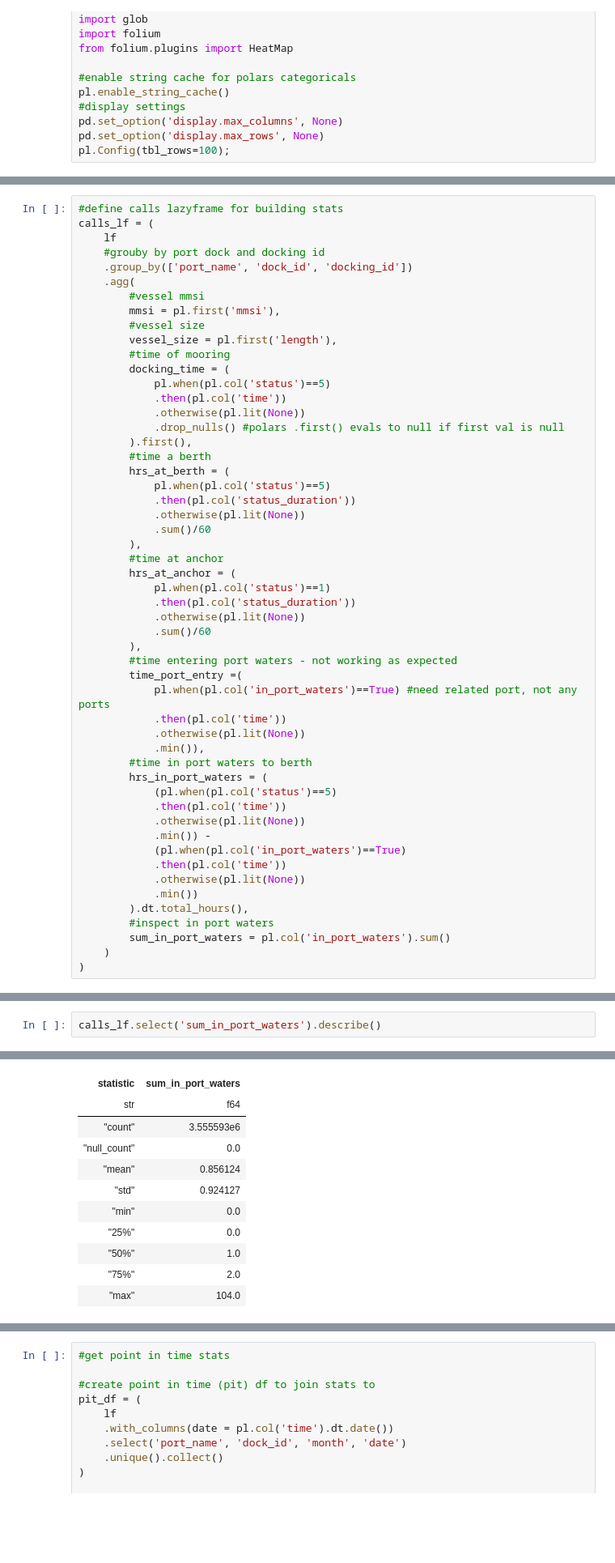
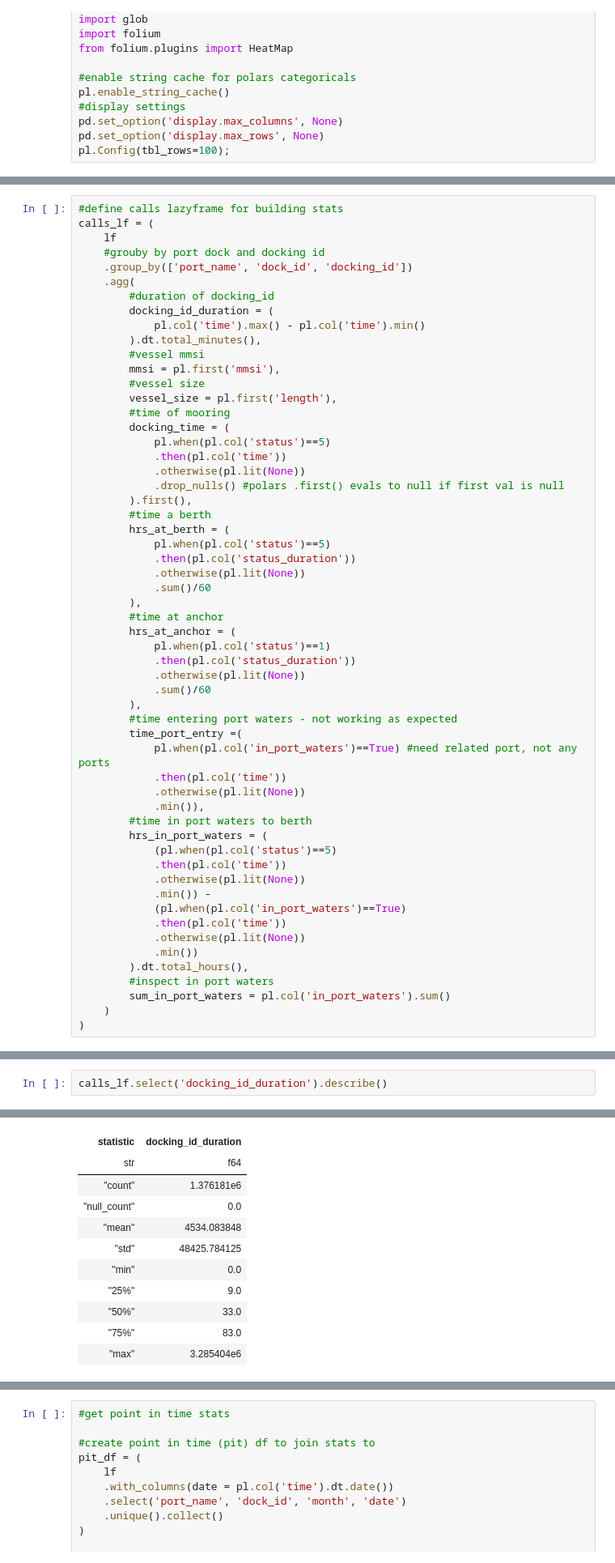
Before and after one commit to epistemetrica/Port-Performance-Project, a Jupyter notebook: port_stats.ipynb, the cells around one changed output, grey strips where cells are left out. Shown at 81% size. Saved outputs shown, nothing was run; the diff lists cells and outputs as text; blank space fills up the shorter version.

Commit message:
dev call_id assignments

```diff
--- a/port_stats.ipynb
+++ b/port_stats.ipynb
@@ -60,6 +199,10 @@ calls_lf = (
     #grouby by port dock and docking id
     .group_by(['port_name', 'dock_id', 'docking_id'])
     .agg(
+        #duration of docking_id
+        docking_id_duration = (
+            pl.col('time').max() - pl.col('time').min()
+        ).dt.total_minutes(),
         #vessel mmsi
         mmsi = pl.first('mmsi'),
         #vessel size
@@ -120,15 +263,15 @@ shape: (5, 11)
 # %%
-calls_lf.select('sum_in_port_waters').describe()
+calls_lf.select('docking_id_duration').describe()
 # %% [output]
 shape: (9, 2)
-| statistic | sum_in_port_waters |
+| statistic | docking_id_duration |
 | str | f64 |
-| "count" | 3.555593e6 |
+| "count" | 1.376181e6 |
 | "null_count" | 0.0 |
-| "mean" | 0.856124 |
-| "std" | 0.924127 |
+| "mean" | 4534.083848 |
+| "std" | 48425.784125 |
 | "min" | 0.0 |
-| "25%" | 0.0 |
-| "50%" | 1.0 |
-| "75%" | 2.0 |
-| "max" | 104.0 |
+| "25%" | 9.0 |
+| "50%" | 33.0 |
+| "75%" | 83.0 |
+| "max" | 3.285404e6 |
```
Also changed, not shown: parts of 18 cells of this notebook, 2 other files.
